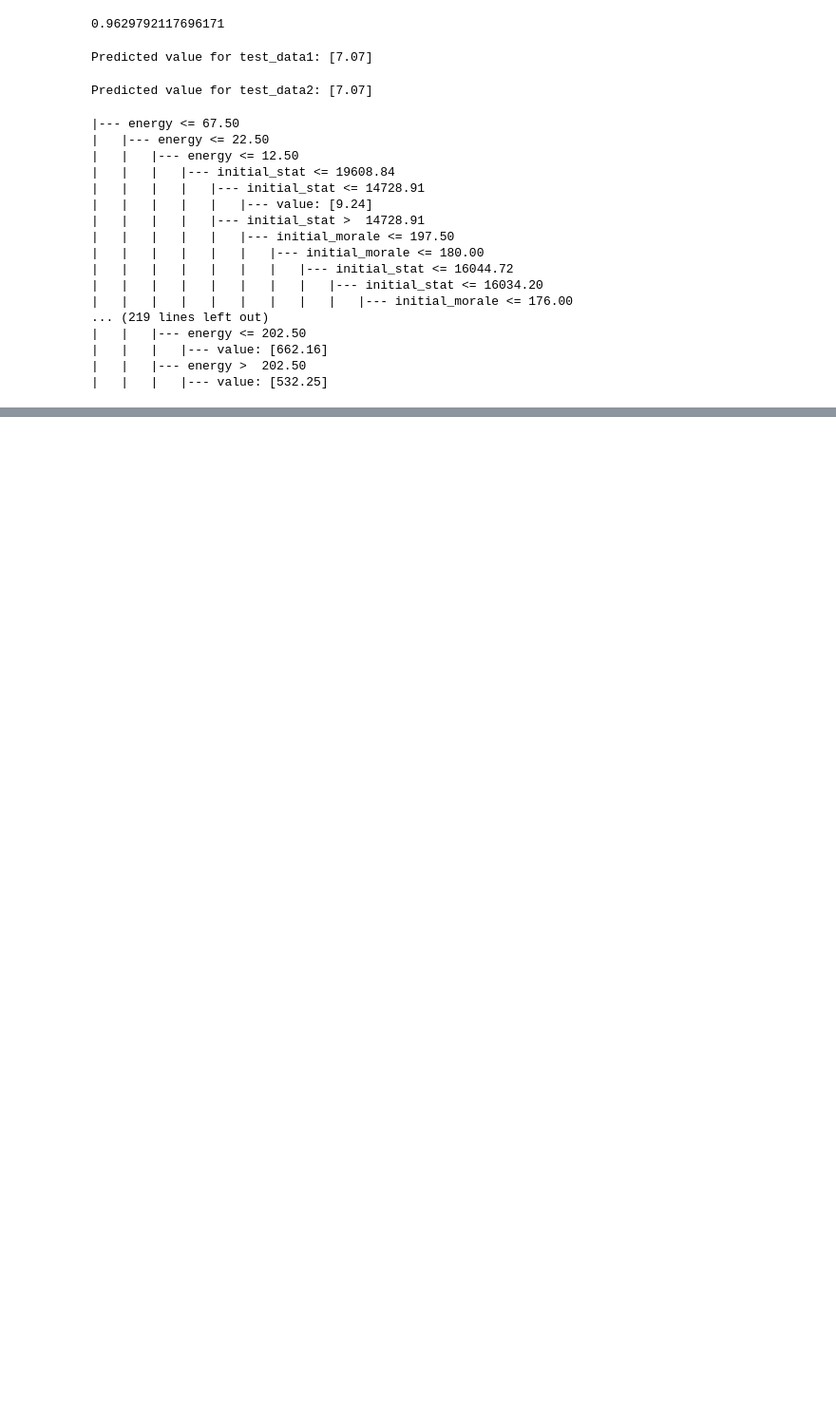
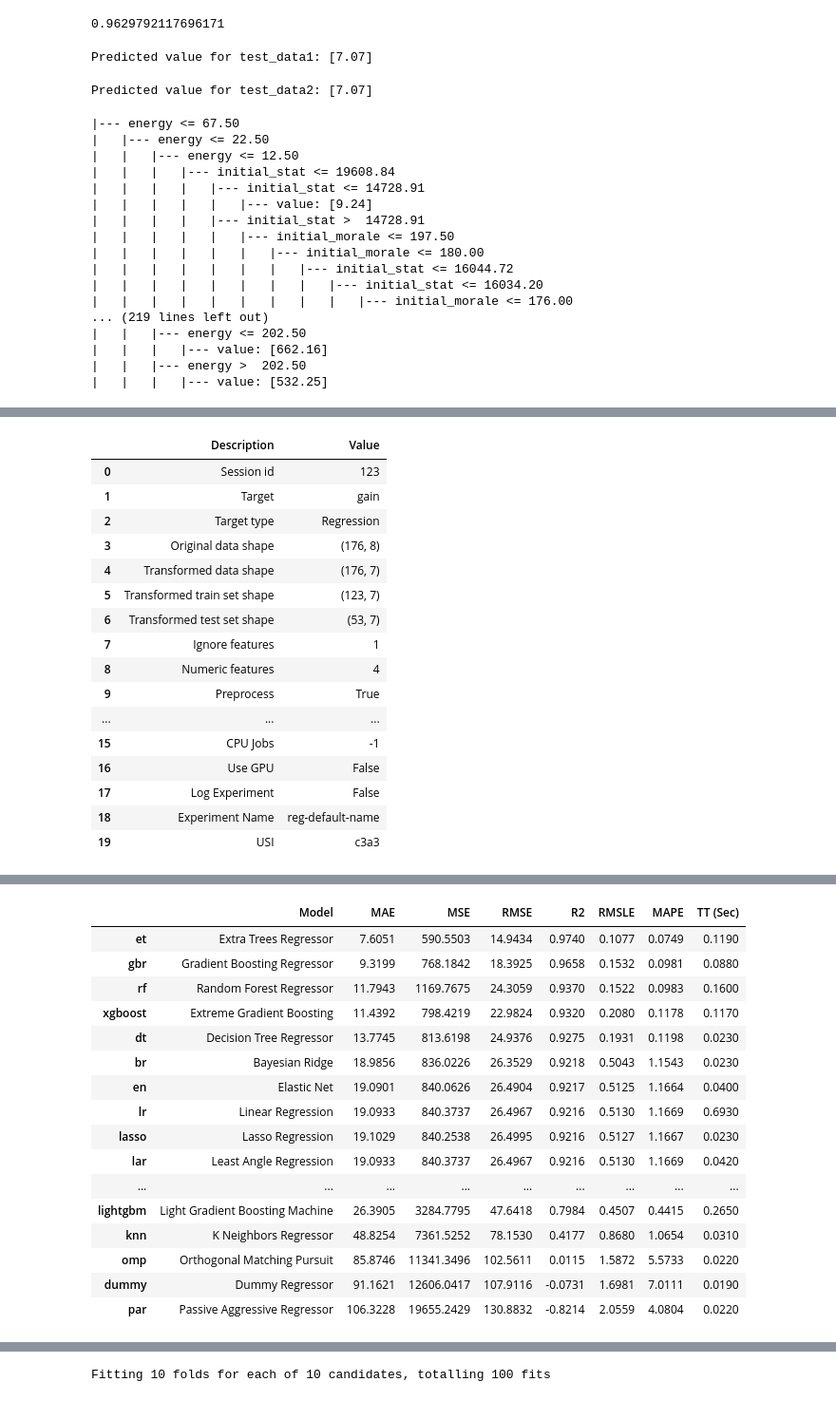
Before and after one commit to ibixina/ML, a Jupyter notebook: training_data.ipynb, the cells around one changed output, grey strips where cells are left out. Shown at 95% size. Saved outputs shown, nothing was run; the diff lists cells and outputs as text; code cells hidden in the pictures; blank space fills up the shorter version.

```diff
--- a/training_data.ipynb
+++ b/training_data.ipynb
@@ -332,0 +350,38 @@ print(tree_rules)
+# %%
+# use pycaret to run all models
+
+from pycaret.regression import setup, compare_models, pull, save_model, tune_model, create_model
+import pandas as pd
+
+
+s = setup(data, target = 'gain',
+          ignore_features=['statType'],
+          numeric_features = predictors,
+          session_id=123)
+
+best = compare_models()
+tuned_best = tune_model(best)
+
+# After running compare_models()
+best_model_results = pull()
+print(best_model_results)
+
+save_model(tuned_best, 'pycaret_best_model')
+# %% [output]
+|  | Description | Value |
+| 0 | Session id | 123 |
+| 1 | Target | gain |
+| 2 | Target type | Regression |
+| 3 | Original data shape | (176, 8) |
+| 4 | Transformed data shape | (176, 7) |
+| 5 | Transformed train set shape | (123, 7) |
+| 6 | Transformed test set shape | (53, 7) |
+| 7 | Ignore features | 1 |
+| 8 | Numeric features | 4 |
+| 9 | Preprocess | True |
+| ... | ... | ... |
+| 15 | CPU Jobs | -1 |
+| 16 | Use GPU | False |
+| 17 | Log Experiment | False |
+| 18 | Experiment Name | reg-default-name |
+| 19 | USI | c3a3 |
@@ -332,0 +389,17 @@ print(tree_rules)
+|  | Model | MAE | MSE | RMSE | R2 | RMSLE | MAPE | TT (Sec) |
+| et | Extra Trees Regressor | 7.6051 | 590.5503 | 14.9434 | 0.9740 | 0.1077 | 0.0749 | 0.1190 |
+| gbr | Gradient Boosting Regressor | 9.3199 | 768.1842 | 18.3925 | 0.9658 | 0.1532 | 0.0981 | 0.0880 |
+| rf | Random Forest Regressor | 11.7943 | 1169.7675 | 24.3059 | 0.9370 | 0.1522 | 0.0983 | 0.1600 |
+| xgboost | Extreme Gradient Boosting | 11.4392 | 798.4219 | 22.9824 | 0.9320 | 0.2080 | 0.1178 | 0.1170 |
+| dt | Decision Tree Regressor | 13.7745 | 813.6198 | 24.9376 | 0.9275 | 0.1931 | 0.1198 | 0.0230 |
+| br | Bayesian Ridge | 18.9856 | 836.0226 | 26.3529 | 0.9218 | 0.5043 | 1.1543 | 0.0230 |
+| en | Elastic Net | 19.0901 | 840.0626 | 26.4904 | 0.9217 | 0.5125 | 1.1664 | 0.0400 |
+| lr | Linear Regression | 19.0933 | 840.3737 | 26.4967 | 0.9216 | 0.5130 | 1.1669 | 0.6930 |
+| lasso | Lasso Regression | 19.1029 | 840.2538 | 26.4995 | 0.9216 | 0.5127 | 1.1667 | 0.0230 |
+| lar | Least Angle Regression | 19.0933 | 840.3737 | 26.4967 | 0.9216 | 0.5130 | 1.1669 | 0.0420 |
+| ... | ... | ... | ... | ... | ... | ... | ... | ... |
+| lightgbm | Light Gradient Boosting Machine | 26.3905 | 3284.7795 | 47.6418 | 0.7984 | 0.4507 | 0.4415 | 0.2650 |
+| knn | K Neighbors Regressor | 48.8254 | 7361.5252 | 78.1530 | 0.4177 | 0.8680 | 1.0654 | 0.0310 |
+| omp | Orthogonal Matching Pursuit | 85.8746 | 11341.3496 | 102.5611 | 0.0115 | 1.5872 | 5.5733 | 0.0220 |
+| dummy | Dummy Regressor | 91.1621 | 12606.0417 | 107.9116 | -0.0731 | 1.6981 | 7.0111 | 0.0190 |
+| par | Passive Aggressive Regressor | 106.3228 | 19655.2429 | 130.8832 | -0.8214 | 2.0559 | 4.0804 | 0.0220 |
@@ -332,0 +422 @@ print(tree_rules)
+Fitting 10 folds for each of 10 candidates, totalling 100 fits
```
Also changed, not shown: parts of 7 cells of this notebook.
